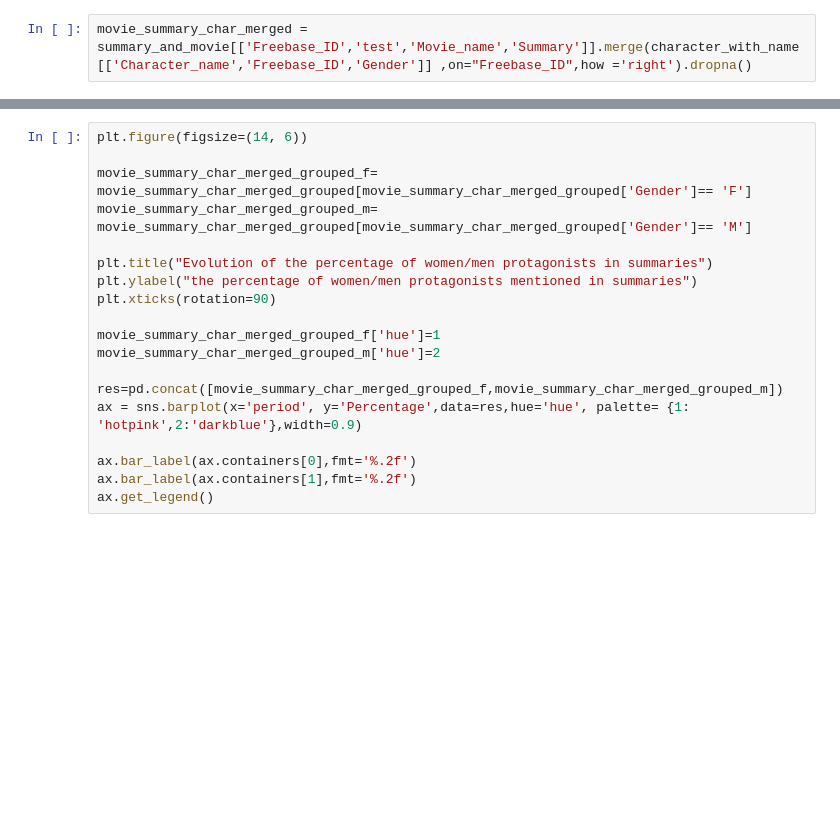
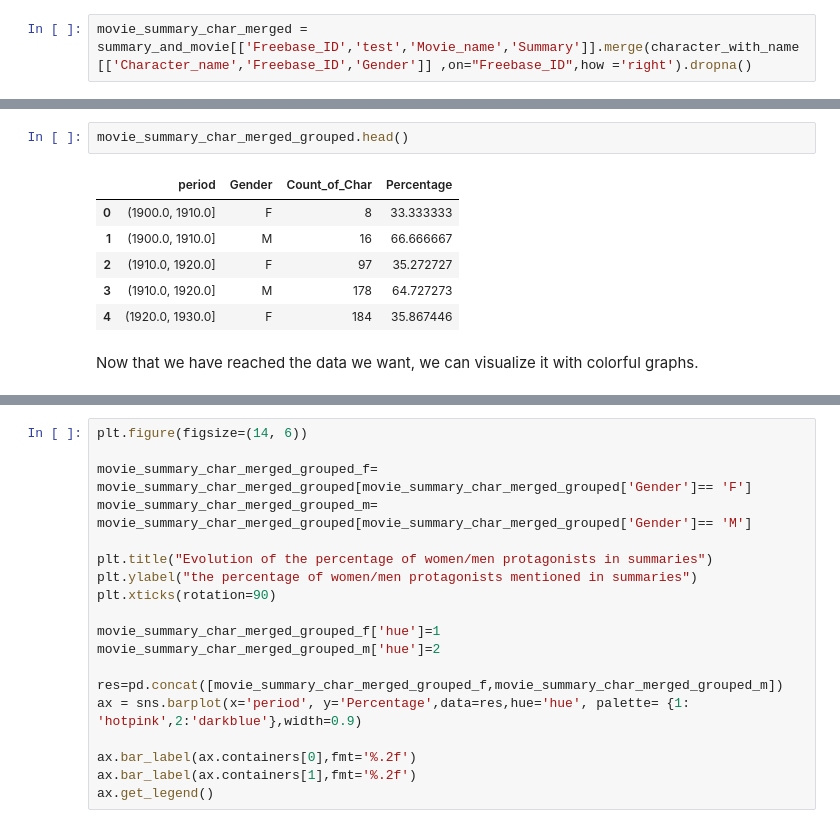
Before and after one commit to epfl-ada/ada-2023-project-adavengers2023, a Jupyter notebook: Milestone3_irem.ipynb, the cells around one changed output, grey strips where cells are left out. Saved outputs shown, nothing was run; the diff lists cells and outputs as text; blank space fills up the shorter version.

```diff
--- a/Milestone3_irem.ipynb
+++ b/Milestone3_irem.ipynb
@@ -1075,4 +1087,15 @@ movie_summary_char_merged_grouped['Percentage'] = movie_summary_char_merged_grou
 movie_summary_char_merged_grouped=movie_summary_char_merged_grouped.reset_index()
+# %%
+movie_summary_char_merged_grouped.head()
+# %% [output]
+|  | period | Gender | Count_of_Char | Percentage |
+| 0 | (1900.0, 1910.0] | F | 8 | 33.333333 |
+| 1 | (1900.0, 1910.0] | M | 16 | 66.666667 |
+| 2 | (1910.0, 1920.0] | F | 97 | 35.272727 |
+| 3 | (1910.0, 1920.0] | M | 178 | 64.727273 |
+| 4 | (1920.0, 1930.0] | F | 184 | 35.867446 |
+# %% [markdown]
+Now that we have reached the data we want, we can visualize it with colorful graphs.
 # %%
 plt.figure(figsize=(10, 6))
 
```
Also changed, not shown: parts of 7 cells of this notebook.
